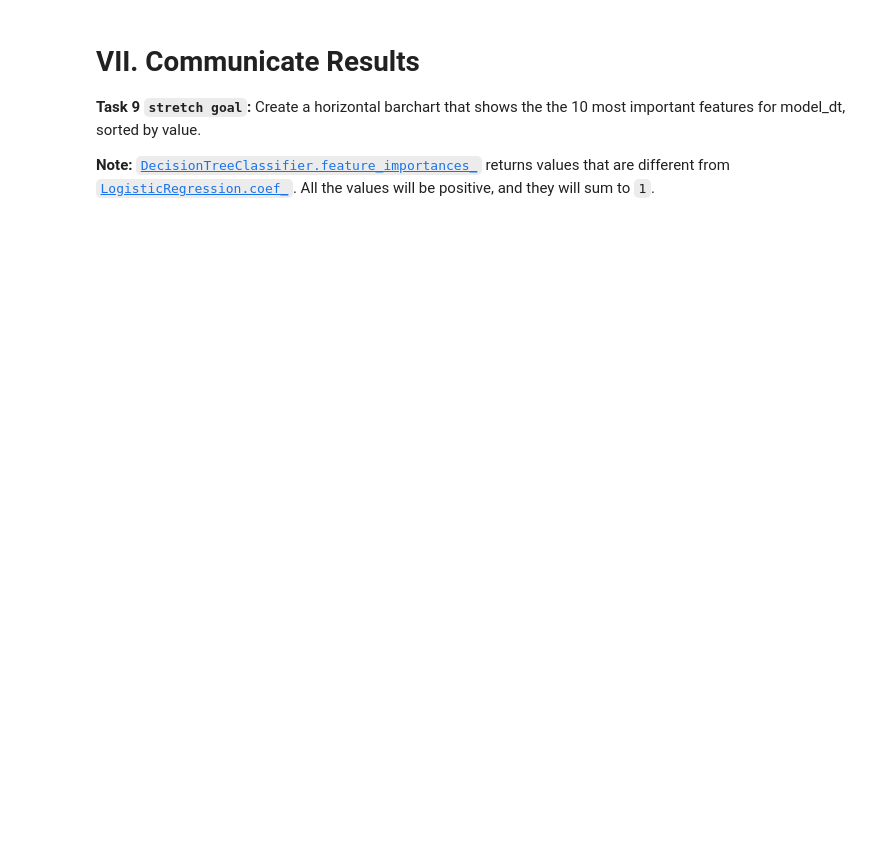
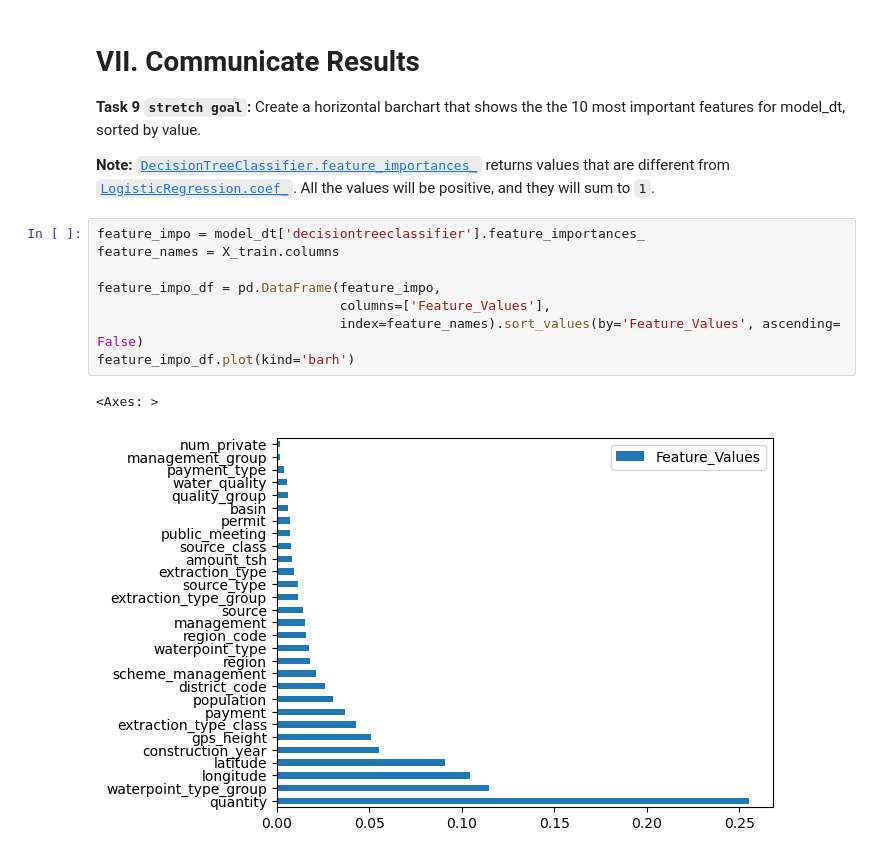
Before and after one commit to ayebaishmo/bloomtech-water-pump-challange, a Jupyter notebook: module1-decision-trees/LS_DS_221_assignments.ipynb, the cells around one changed output. Cells and saved outputs as stored; diff of their text form; blank space fills up the shorter version.

```diff
--- a/module1-decision-trees/LS_DS_221_assignments.ipynb
+++ b/module1-decision-trees/LS_DS_221_assignments.ipynb
@@ -121,3 +233,14 @@ print('Validation Accuracy Score:', val_acc)
 **Task 9 `stretch goal`:** Create a horizontal barchart that shows the the 10 most important features for model_dt, sorted by value.
 
 **Note:** [`DecisionTreeClassifier.feature_importances_`](https://scikit-learn.org/stable/modules/generated/sklearn.tree.DecisionTreeClassifier.html?highlight=decisiontreecla#sklearn.tree.DecisionTreeClassifier.feature_importances_) returns values that are different from [`LogisticRegression.coef_`](https://scikit-learn.org/stable/modules/generated/sklearn.linear_model.LogisticRegression.html). All the values will be positive, and they will sum to `1`.
+# %%
+feature_impo = model_dt['decisiontreeclassifier'].feature_importances_
+feature_names = X_train.columns
+
+feature_impo_df = pd.DataFrame(feature_impo,
+                               columns=['Feature_Values'],
+                               index=feature_names).sort_values(by='Feature_Values', ascending= False)
+feature_impo_df.plot(kind='barh')
+# %% [output]
+<Axes: >
+[figure, added]
```
Also changed, not shown: parts of 18 cells of this notebook, 1 other file.
